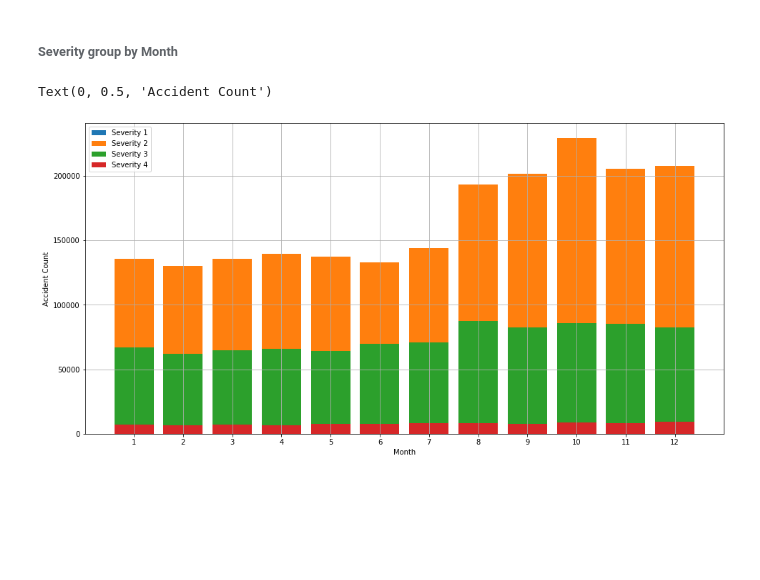
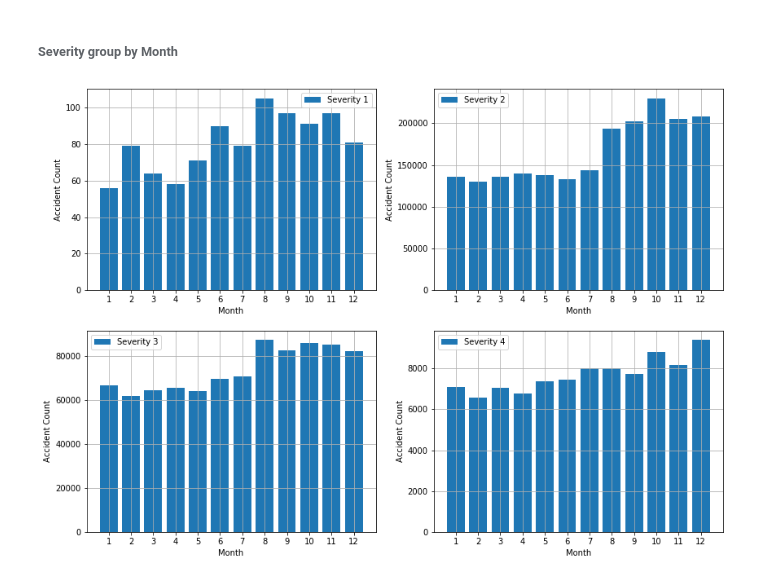
Before and after one commit to AdrianLabuda/us-accidents, a Jupyter notebook: us-accidents.ipynb, the cells around one changed output. Saved outputs shown, nothing was run; the diff lists cells and outputs as text; code cells hidden in the pictures; blank space fills up the shorter version.

Commit message:
df.dayofweek, new plot view

```diff
--- a/us-accidents.ipynb
+++ b/us-accidents.ipynb
@@ -138,6 +138,7 @@ df['End_Time'] = pd.to_datetime(df['End_Time'])
 
 df['Month'] = df['Start_Time'].dt.month
 df['Hour'] = df['Start_Time'].dt.hour
+df['Day'] = df['Start_Time'].dt.dayofweek
 # %% [markdown]
 # Visualization
 ###### We will make some graphs, to represent most useful information about dataset.
@@ -213,19 +215,24 @@ ax = sns.distplot(df['Month'])
 <h6>Severity group by Month</h6>
 # %%
 #ms[:,1] - All months(1..12) with Severity 1
+#Group by month ang Severity, and count values
 ms = month_grp['Severity'].value_counts()
 
-plt.figure(figsize=(16,8))
+plt.figure(figsize=(14,10))
 plt.yscale('linear')
-plt.bar(month, ms[:,1], label='Severity 1')
-plt.bar(month, ms[:,2], label='Severity 2')
-plt.bar(month, ms[:,3], label='Severity 3')
-plt.bar(month, ms[:,4], label='Severity 4')
-plt.grid()
-plt.legend()
-plt.xticks(month)
-plt.xlabel('Month')
-plt.ylabel('Accident Count')
+
+#plt.bar(month, ms[:,1], label='Severity 1')
+#plt.bar(month, ms[:,2], label='Severity 2')
+#plt.bar(month, ms[:,3], label='Severity 3')
+#plt.bar(month, ms[:,4], label='Severity 4')
+
+for i in np.arange(1,5):
+    plt.subplot(2,2,i)
+    plt.bar(month, ms[:,i], label='Severity '+str(i))
+    plt.grid()
+    plt.legend()
+    plt.xticks(month)
+    plt.xlabel('Month')
+    plt.ylabel('Accident Count')
 # %% [output]
-Text(0, 0.5, 'Accident Count')
-[figure, old version]
+[figure, new version]
```
Also changed, not shown: parts of 1 cell of this notebook.
